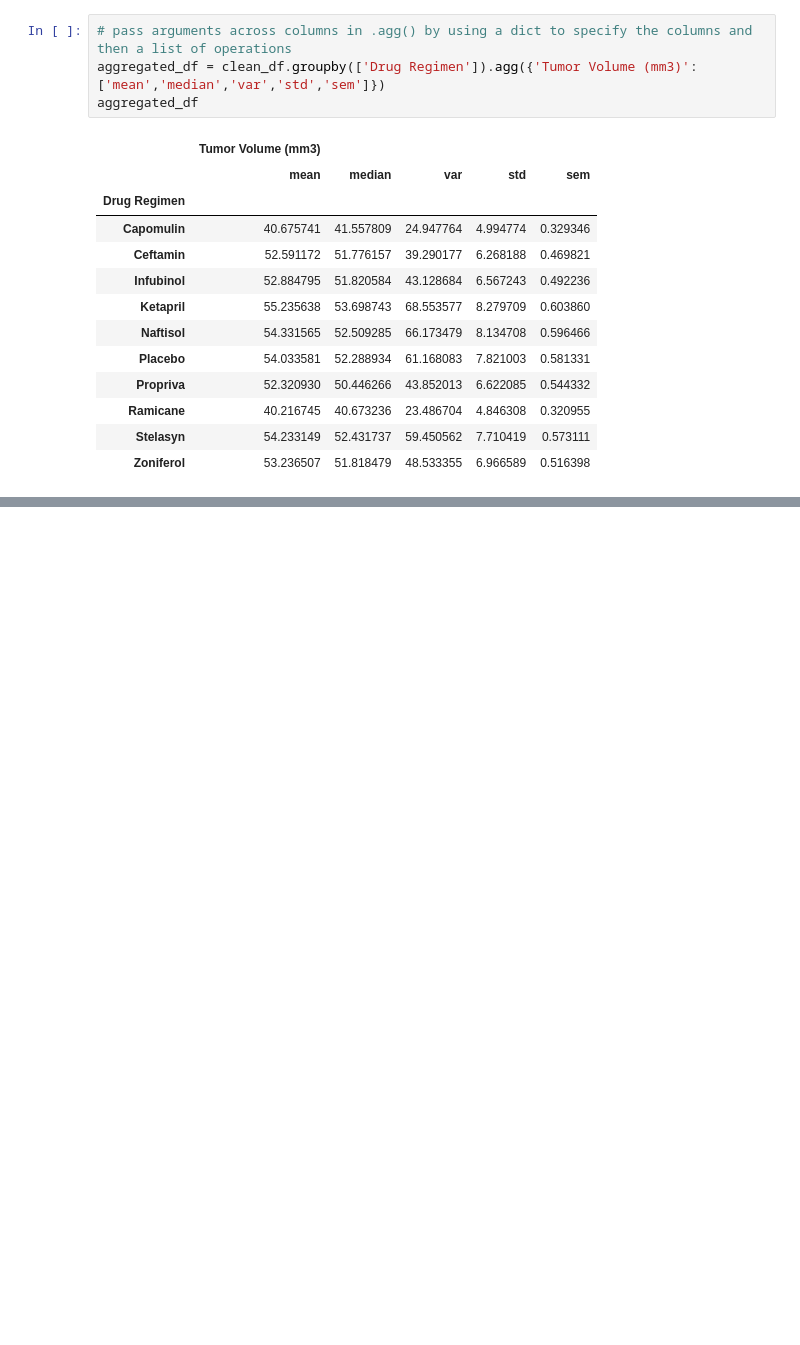
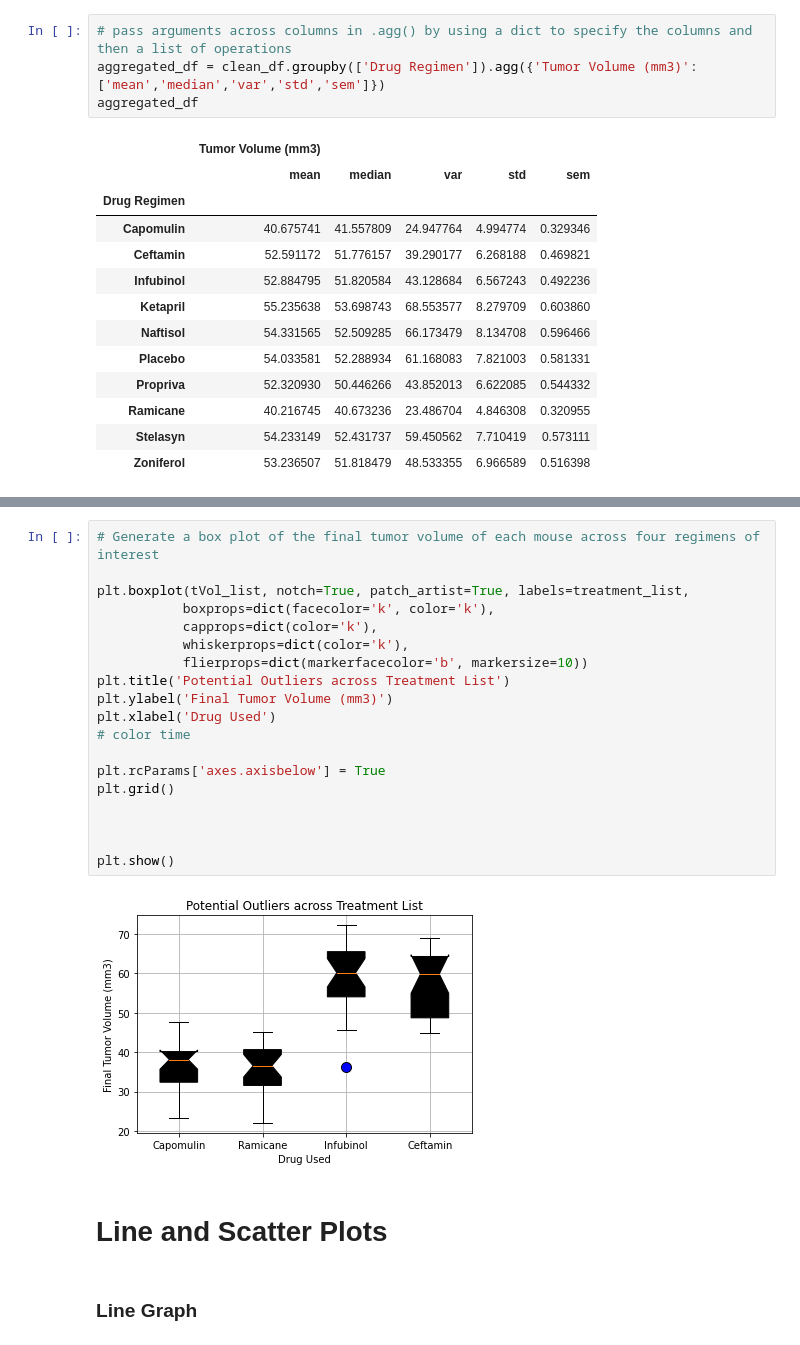
Before and after one commit to HendersonAlec2212/matplotlib-challenge, a Jupyter notebook: pymaceuticals.ipynb, the cells around one changed output, grey strips where cells are left out. Drawn from its saved outputs; the diff is of its cells as text; blank space fills up the shorter version.

```diff
--- a/pymaceuticals.ipynb
+++ b/pymaceuticals.ipynb
@@ -446,0 +397,25 @@ plt.show()
+# %%
+# Generate a box plot of the final tumor volume of each mouse across four regimens of interest
+
+plt.boxplot(tVol_list, notch=True, patch_artist=True, labels=treatment_list,
+           boxprops=dict(facecolor='k', color='k'),
+           capprops=dict(color='k'),
+           whiskerprops=dict(color='k'),
+           flierprops=dict(markerfacecolor='b', markersize=10))
+plt.title('Potential Outliers across Treatment List')
+plt.ylabel('Final Tumor Volume (mm3)')
+plt.xlabel('Drug Used')
+# color time
+
+plt.rcParams['axes.axisbelow'] = True
+plt.grid()
+
+
+
+plt.show()
+# %% [output]
+[figure, added]
+# %% [markdown]
+# Line and Scatter Plots
+# %% [markdown]
+### Line Graph
```
Also changed, not shown: parts of 48 cells of this notebook, 1 other file.
